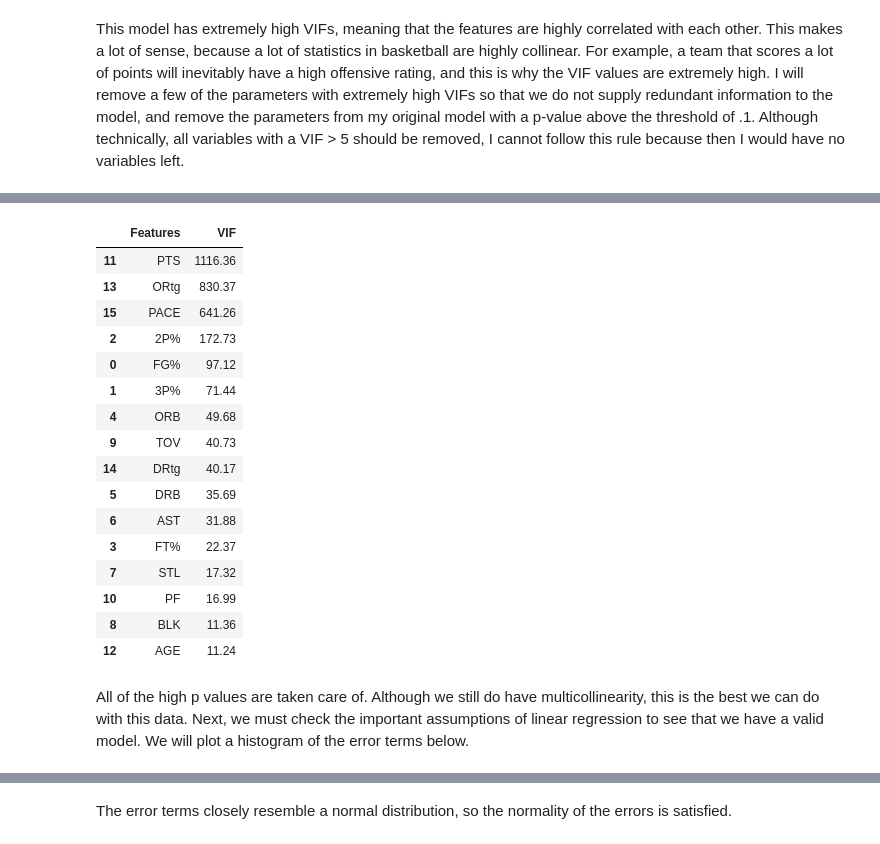
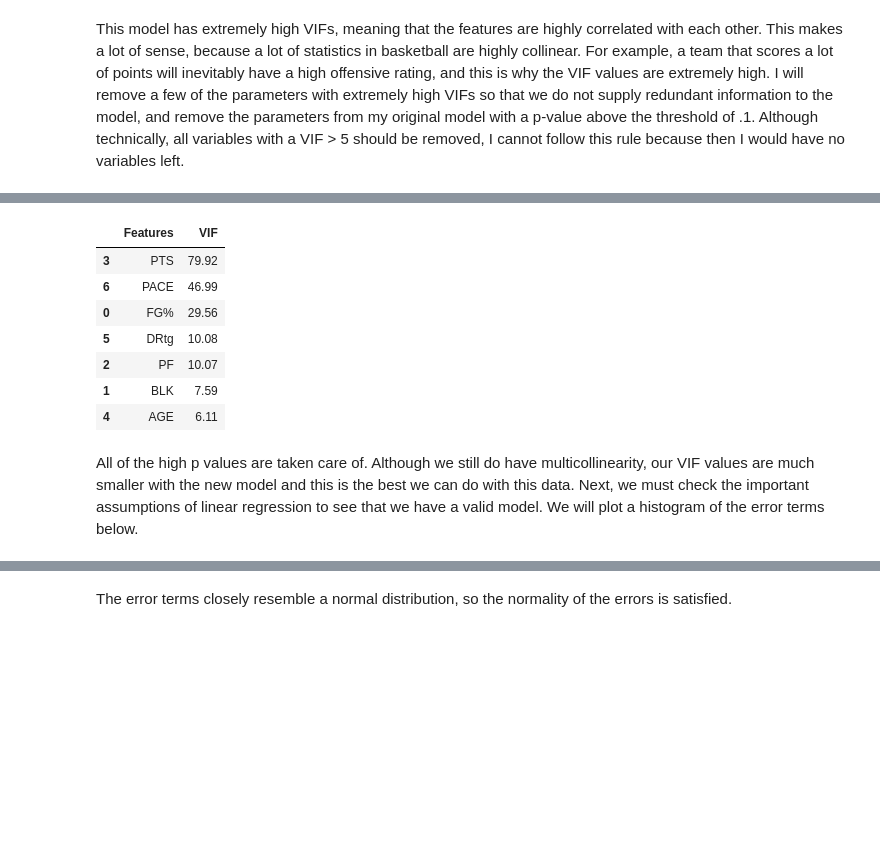
Before and after one commit to Suhas-Venkatesan/Suhas-Venkatesan.github.io, a Jupyter notebook: CMSC320FinalTutorial.ipynb, the cells around one changed output, grey strips where cells are left out. Saved outputs shown, nothing was run; the diff lists cells and outputs as text; code cells hidden in the pictures; blank space fills up the shorter version.

```diff
--- a/CMSC320FinalTutorial.ipynb
+++ b/CMSC320FinalTutorial.ipynb
@@ -426,31 +426,22 @@ Warnings:
 # %%
 # Calculate the VIFs again for the new model
 vif = pd.DataFrame()
-vif['Features'] = X.columns
-vif['VIF'] = [variance_inflation_factor(X.values, i) for i in range(X.shape[1])]
+vif['Features'] = X_train_new.columns
+vif['VIF'] = [variance_inflation_factor(X_train_new.values, i) for i in range(X_train_new.shape[1])]
 vif['VIF'] = round(vif['VIF'], 2)
 vif = vif.sort_values(by = "VIF", ascending = False)
 vif
 # %% [output]
 |  | Features | VIF |
-| 11 | PTS | 1116.36 |
-| 13 | ORtg | 830.37 |
-| 15 | PACE | 641.26 |
-| 2 | 2P% | 172.73 |
-| 0 | FG% | 97.12 |
-| 1 | 3P% | 71.44 |
-| 4 | ORB | 49.68 |
-| 9 | TOV | 40.73 |
-| 14 | DRtg | 40.17 |
-| 5 | DRB | 35.69 |
-| 6 | AST | 31.88 |
-| 3 | FT% | 22.37 |
-| 7 | STL | 17.32 |
-| 10 | PF | 16.99 |
-| 8 | BLK | 11.36 |
-| 12 | AGE | 11.24 |
+| 3 | PTS | 79.92 |
+| 6 | PACE | 46.99 |
+| 0 | FG% | 29.56 |
+| 5 | DRtg | 10.08 |
+| 2 | PF | 10.07 |
+| 1 | BLK | 7.59 |
+| 4 | AGE | 6.11 |
 # %% [markdown]
-All of the high p values are taken care of. Although we still do have multicollinearity, this is the best we can do with this data. Next, we must check the important assumptions of linear regression to see that we have a valid model. We will plot a histogram of the error terms below.
+All of the high p values are taken care of. Although we still do have multicollinearity, our VIF values are much smaller with the new model and this is the best we can do with this data. Next, we must check the important assumptions of linear regression to see that we have a valid model. We will plot a histogram of the error terms below.
 # %%
 import seaborn as sns
 y_train_percentage = lr_2.predict(X_train_new)
```
Also changed, not shown: parts of 12 cells of this notebook, 1 other file.
